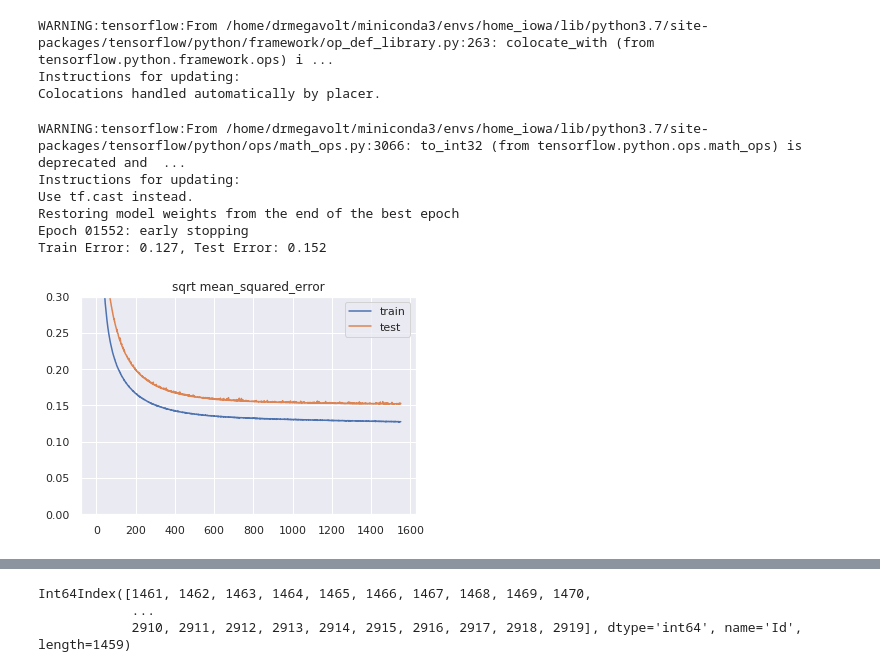
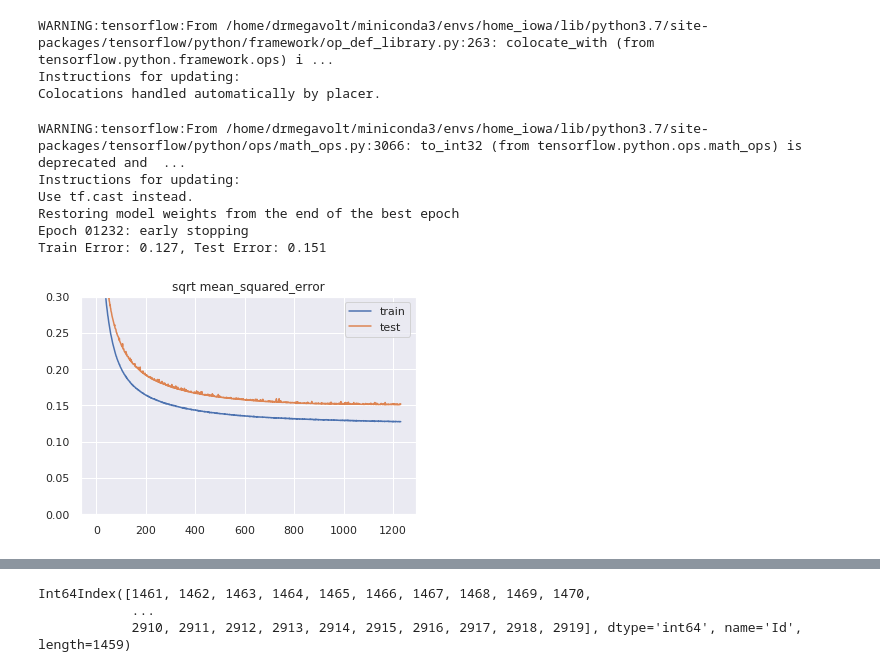
Before and after one commit to DrMegavolt/kaggle_house_iowa, a Jupyter notebook: TF_model.ipynb, the cells around one changed output, grey strips where cells are left out. Saved outputs shown, nothing was run; the diff lists cells and outputs as text; code cells hidden in the pictures.

```diff
--- a/TF_model.ipynb
+++ b/TF_model.ipynb
@@ -51,8 +51,10 @@ bath_pipeline = Pipeline([
 
 important_columns = [
     'GrLivArea', 'YearBuilt', 'OverallQual','MSSubClass',
-    'Neighborhood', 'SaleType', 'BldgType','LotFrontage','GarageCars',
-    'PoolQC', 'BsmtQual','ExterQual', 'KitchenQual'
+    'Neighborhood', 'SaleType', 'SaleCondition',
+    'BldgType','LotFrontage','GarageCars',
+    'PoolQC', 'BsmtQual','ExterQual', 'KitchenQual',
+    'MasVnrType', 'LotArea',  '1stFlrSF', 'HouseStyle'
 ]
 # No improovement
 # 'BldgType'
@@ -67,6 +69,17 @@ saleTypeTrans= DummiesTransformer(column='SaleType', keys=["WD","CWD","VWD","New
 bsmtQualTrans = DummiesTransformer(column='BsmtQual', keys=['Ex','Gd','TA','Fa','Po','None'])
 extQualTrans = DummiesTransformer(column='ExterQual', keys=['Ex','Gd','TA','Fa','Po','None'])
 kitQualTrans = DummiesTransformer(column='KitchenQual', keys=['Ex','Gd','TA','Fa','Po','None'])
+saleCondTrans = DummiesTransformer(column='SaleCondition', keys=['Normal', 'Abnorml',
+                                                                'AdjLand','Alloca',
+                                                                 'Family', 'Partial'])
+masVnrTypeTrans = DummiesTransformer(column='MasVnrType', keys=['BrkCmn', 'BrkFace',
+                                                                'CBlock','None', 'Stone'])
+lotConfigTrans = DummiesTransformer(column='LotConfig', keys=['Inside', 'Corner', 'CulDSac',
+                                                             'FR2', 'FR3'])
+houseStyleTrans = DummiesTransformer(column='HouseStyle', keys=['1Story','1.5Fin','1.5Unf',
+                                                               '2Story','2.5Fin','2.5Unf',
+                                                               'SFoyer','SLvl'])
+
 core_pipeline = Pipeline(
     [('SelectColumns', cs),
      ('DummiesMSSubClass', scdt),
@@ -75,13 +88,18 @@ core_pipeline = Pipeline(
      ('DummiesSaleType', saleTypeTrans),
      ('DummiesBldgType',bdTypeTrans),
      ('fillNaAsZero', FillNA(columns=['LotFrontage','GarageCars'], fill_value=0)),
-     ('fillNaAsNone', FillNA(columns=['BsmtQual','ExterQual','KitchenQual'], fill_value='None')),
+     ('fillNaAsNone', FillNA(columns=['BsmtQual','ExterQual','KitchenQual',
+                                     'SaleCondition','MasVnrType'], fill_value='None')),
      ('LogLotFrontage', ApplyTransformer(fn=lambda x:np.log1p(x.LotFrontage), name='LotFrontage')),
      ('LogGrLivArea', ApplyTransformer(fn=lambda x:np.log1p(x.GrLivArea), name='GrLivArea')),
+     ('Log1stFlrSF', ApplyTransformer(fn=lambda x:np.log1p(x['1stFlrSF']), name='1stFlrSF')),
      ('PoolQC_Exists', ApplyTransformer(fn=lambda x:0 if (pd.isnull(x['PoolQC'])) else 1, name='PoolQC')),
      ('BsmtQualTrans', bsmtQualTrans),
      ('ExtQualTrans', extQualTrans),
-     ('kitQualTrans', kitQualTrans)
+     ('kitQualTrans', kitQualTrans),
+     ('saleCondTrans', saleCondTrans),
+      ('houseStyletrans', houseStyleTrans),
+     ('masVnrTypeTrans',masVnrTypeTrans)
     ])
 
 pp = PandasFeatureUnion([
@@ -109,7 +127,7 @@ See the caveats in the documentation: http://pandas.pydata.org/pandas-docs/stabl
 # define model
 # cc=keras.constraints.MinMaxNorm(min_value=0.0, max_value=2.0, rate=1, axis=0)
 model = Sequential()
-input_layer = Dense(50,
+input_layer = Dense(20,
 #                     kernel_constraint=cc,
 #                     kernel_regularizer=keras.regularizers.l1_l2(l1=0.01, l2=0.01),
 #                     bias_regularizer=keras.regularizers.l1_l2(l1=0.01, l2=0.01),
@@ -118,8 +136,8 @@ input_layer = Dense(50,
                     kernel_initializer='normal')
 model.add(input_layer)
 
-model.add(Dense(50, activation='relu', kernel_initializer='normal') )
-# model.add(Dropout(rate=0.05))
+model.add(Dense(100, activation='relu', kernel_initializer='normal') )
+# model.add(Dropout(rate=0.1))
 model.add(Dense(1, activation='linear'))
 
 optimizer = keras.optimizers.SGD(lr=0.001) #Adam(lr=0.0015);
@@ -133,36 +151,38 @@ Colocations handled automatically by placer.
 
 trainX, testX, trainy, testy = train_test_split(X_train,
                                                     y_train,
                                                     test_size=0.2,
                                                     random_state=1)
+
+trainX_ids = trainX.index
 scaler = preprocessing.MinMaxScaler(feature_range=(0, 1))
 scaler.fit(trainX)
 trainX= scaler.transform(trainX)
 testX= scaler.transform(testX)
 testData = X_test
 X_test=scaler.transform(X_test)
 # fit model
 early_stop = keras.callbacks.EarlyStopping(monitor='val_loss', min_delta=0.00001,
                                            patience=60, verbose=1, mode='auto',
                                            baseline=None, restore_best_weights=True)
 tb_callback =keras.callbacks.TensorBoard(log_dir='./logs', histogram_freq=0,
                                          batch_size=32, write_graph=True,
                                          write_grads=True, write_images=True,
                                          embeddings_freq=0, embeddings_layer_names=None,
                                          embeddings_metadata=None, embeddings_data=None,
                                          update_freq='epoch')
 history = model.fit(trainX, trainy, validation_data=(testX, testy),
                     epochs=3000, verbose=0, batch_size=32, callbacks=[early_stop, tb_callback])
 
 drawTFModel(history, model, trainX, trainy, testX, testy)
 # %% [output]
 WARNING:tensorflow:From /home/drmegavolt/miniconda3/envs/home_iowa/lib/python3.7/site-packages/tensorflow/python/ops/math_ops.py:3066: to_int32 (from tensorflow.python.ops.math_ops) is deprecated and  ...
 Instructions for updating:
 Use tf.cast instead.
 Restoring model weights from the end of the best epoch
-Epoch 01552: early stopping
-Train Error: 0.127, Test Error: 0.152
+Epoch 01232: early stopping
+Train Error: 0.127, Test Error: 0.151
-[figure, old version]
+[figure, new version]
 # %%
 result = model.predict(X_test)
 dfR = pd.DataFrame(test_ids,columns=['Id'])
```
Also changed, not shown: parts of 7 cells of this notebook, 2 other files.
